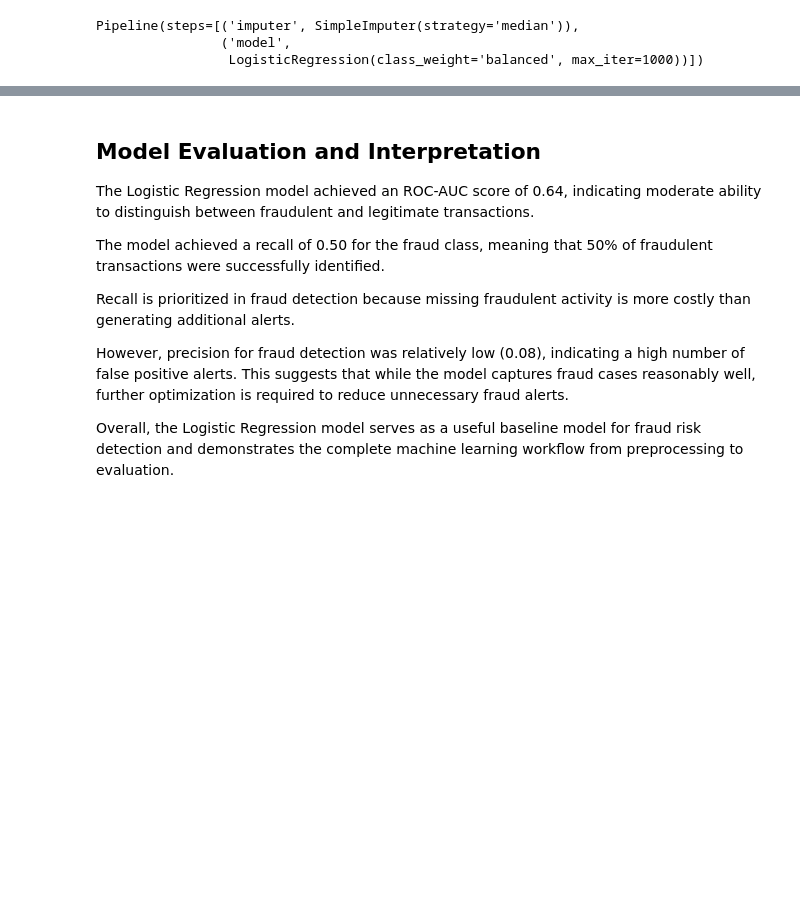
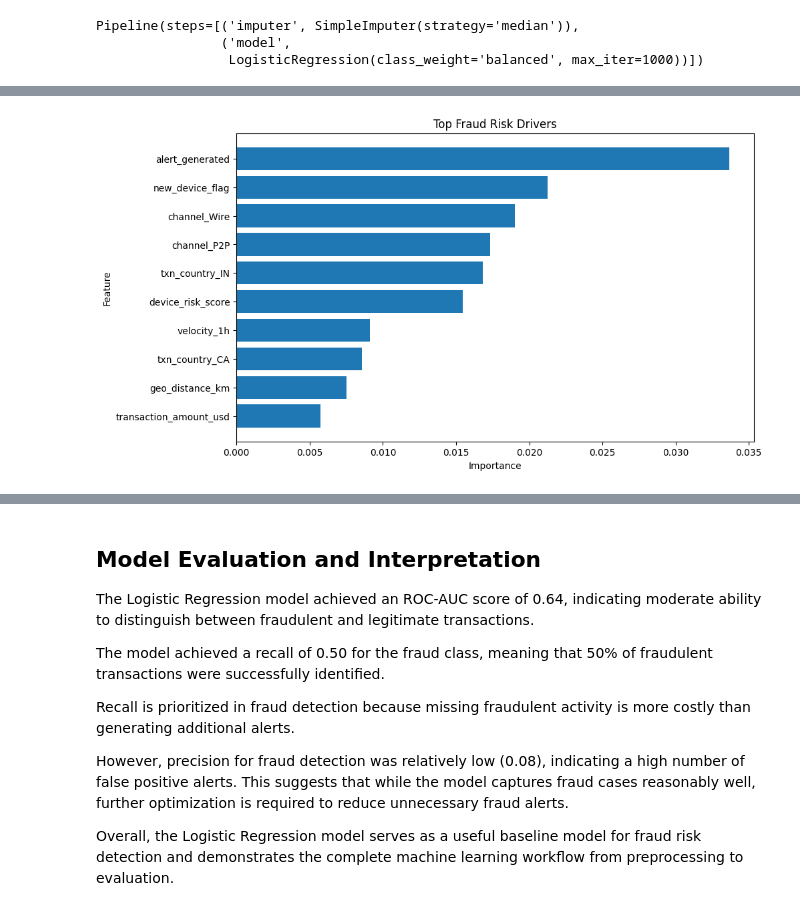
Before and after one commit to kuthurukarthikkumar-prog/jp-morgan-internship, a Jupyter notebook: 02_JPMorgan_Explainable_Fraud_Alert_Prioritization_Project_Kit/C_Supporting_Files/notebooks/jp_morgan_fraud_intelligence_Analysis.ipynb, the cells around one changed output, grey strips where cells are left out. Drawn from its saved outputs; the diff is of its cells as text; code cells hidden in the pictures; blank space fills up the shorter version.

```diff
--- a/02_JPMorgan_Explainable_Fraud_Alert_Prioritization_Project_Kit/C_Supporting_Files/notebooks/jp_morgan_fraud_intelligence_Analysis.ipynb
+++ b/02_JPMorgan_Explainable_Fraud_Alert_Prioritization_Project_Kit/C_Supporting_Files/notebooks/jp_morgan_fraud_intelligence_Analysis.ipynb
@@ -763,0 +794,20 @@ weighted avg       0.94      0.76      0.83      1000
+# %%
+from sklearn.inspection import permutation_importance
+import pandas as pd
+import matplotlib.pyplot as plt
+
+result = permutation_importance(
+    pipeline,
+    X_test,
+    y_test,
+    n_repeats=10,
+    random_state=42,
+    scoring='roc_auc'
+)
+
+feature_importance = pd.DataFrame({
+    'Feature': X_test.columns,
+    'Importance': result.importances_mean
+}).sort_values(by='Importance', ascending=False)
+
+feature_importance.head(10)
@@ -763,0 +826,15 @@ weighted avg       0.94      0.76      0.83      1000
+# %%
+plt.figure(figsize=(10, 6))
+
+plt.barh(
+    feature_importance['Feature'].head(10),
+    feature_importance['Importance'].head(10)
+)
+
+plt.xlabel("Importance")
+plt.ylabel("Feature")
+plt.title("Top Fraud Risk Drivers")
+plt.gca().invert_yaxis()
+plt.show()
+# %% [output]
+[figure, added]
```
Also changed, not shown: parts of 21 cells of this notebook, 1 other file.
